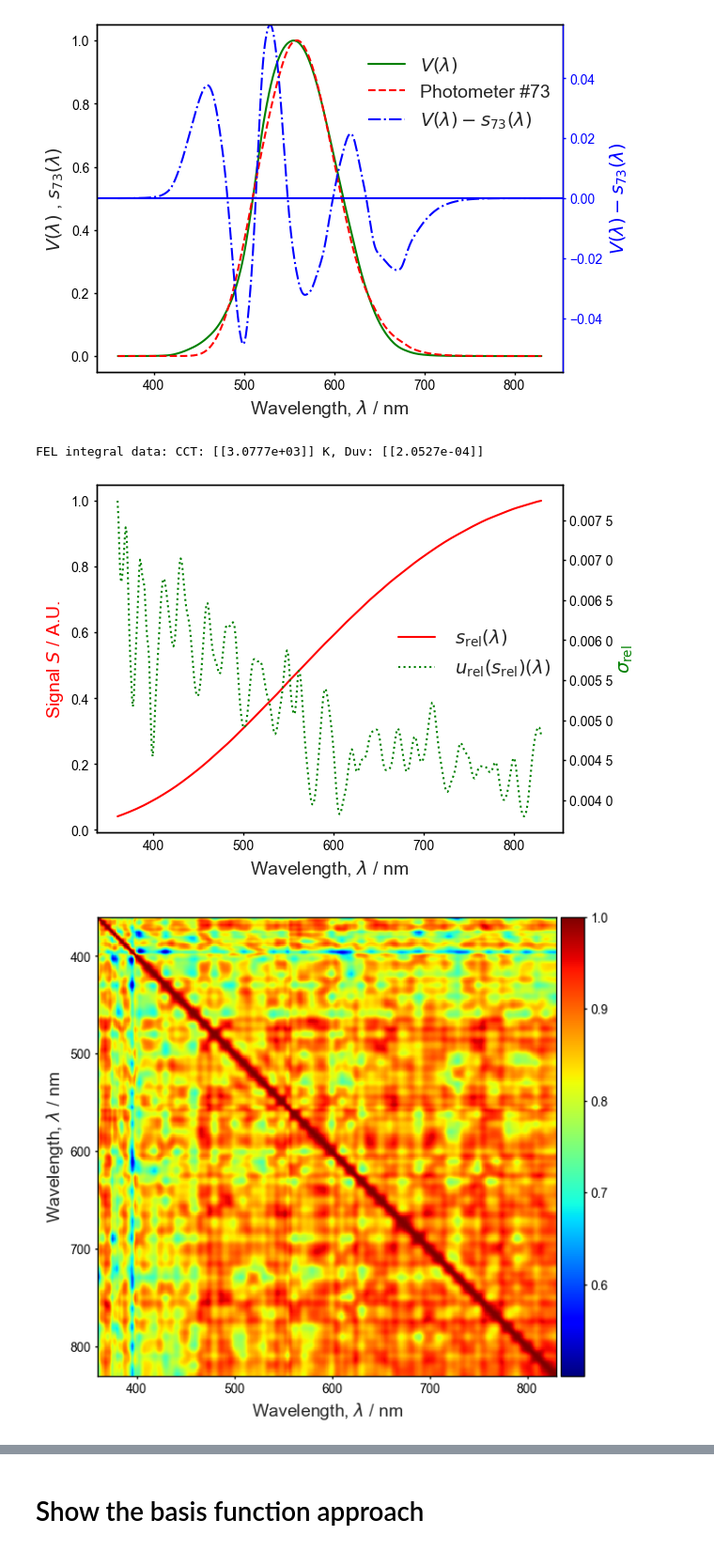
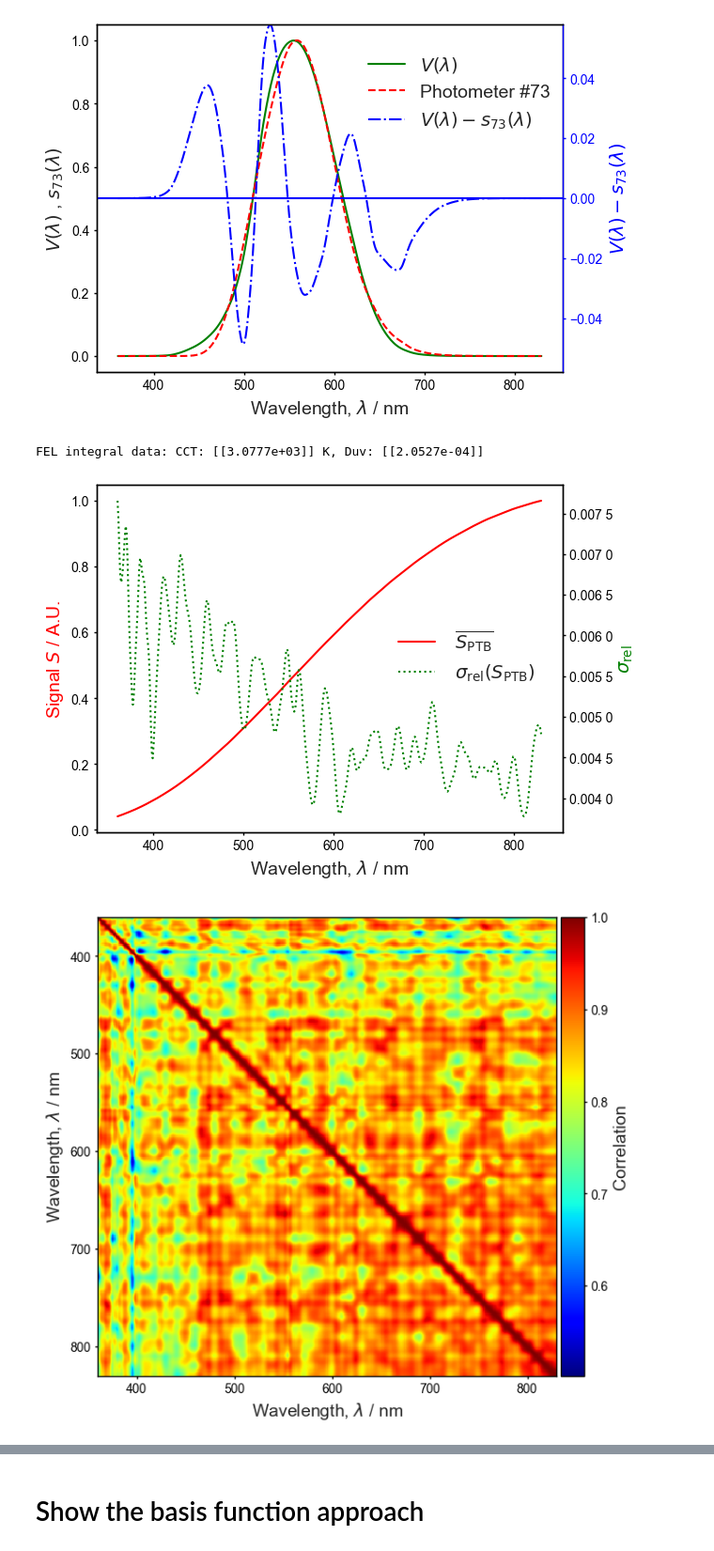
Before and after one commit to empir19nrm02/empir19nrm02, a Jupyter notebook: empir19nrm02/Jupyter/MCSim_PM.ipynb, the cells around one changed output, grey strips where cells are left out. Shown at 94% size. Saved outputs shown, nothing was run; the diff lists cells and outputs as text; code cells hidden in the pictures.

```diff
--- a/empir19nrm02/Jupyter/MCSim_PM.ipynb
+++ b/empir19nrm02/Jupyter/MCSim_PM.ipynb
@@ -245,8 +245,8 @@ def plotMCResult( wl, mcVarData:StatDataVector, title=None, fig = None, ax1 = No
 
     if not title:
         title = ''
-    ax1.plot(wl, mcVarData.v_mean/np.max(mcVarData.v_mean), color1, label= title + ' $s_{\mathrm{rel}}(\lambda)$')
-    ax2.plot(wl,mcVarData.v_std / mcVarData.v_mean, color2, label= title + ' $u_{\mathrm{rel}}(s_{\mathrm{rel}})(\lambda)$')
+    ax1.plot(wl, mcVarData.v_mean/np.max(mcVarData.v_mean), color1, label= title + ' $\overline{S_{\mathrm{PTB}}}$')
+    ax2.plot(wl,mcVarData.v_std / mcVarData.v_mean, color2, label= title + ' $\sigma_{\mathrm{rel}}(S_{\mathrm{PTB}})$')
     ax1.set_xlabel(x_label,fontsize=label_font_size)
     ax1.set_ylabel(y_label, color = 'red',fontsize=label_font_size)
     ax2.set_ylabel('$\sigma_{\mathrm{rel}}$', color = 'green',fontsize=label_font_size)
@@ -258,27 +258,27 @@ def plotMCResult( wl, mcVarData:StatDataVector, title=None, fig = None, ax1 = No
 # %%
 from empir19nrm02.spectral.spectral_data import _CORR_PATH
 from glob import glob
 
 file_list = glob(_CORR_PATH + "PTBResFEL-1000W-Lamp-1.csv", recursive = False)
 for file in file_list:
     if 'xls' in file:
         wlFEL, mcVectorVarFEL = load_from_excel(filename= file, wlColumn = 1, valColumn=2, stdColumn = 3, covColumn=None, corrColumn = 4, startRow=2)
     else:
         wlFEL, mcVectorVarFEL = load_from_csv(filename= file)
         XYZ_FEL = lx.spd_to_xyz(np.vstack((wlFEL, mcVectorVarFEL.setData.v_mean)), relative=False)
         CCT_FEL, duv_FEL = lx.xyz_to_cct(XYZ_FEL, out = 'cct,duv')
         print( f"FEL integral data: CCT: {CCT_FEL} K, Duv: {duv_FEL}")
     mcVectorVarFEL.interpolate(wl, wlFEL, trials=NumberTrials)
     file_base = os.path.basename(file)
     fig, ax1, ax2 = plotMCResult(wl, mcVectorVarFEL.setData)
     save_fig(out_dir, filename='FEL')
     #fig.legend(bbox_to_anchor=(1,1), loc="upper left")
-    plotCorrelation(mcVectorVarFEL.setData.corr_matrix, wl, '', x_label=x_label, y_label=x_label)
+    plotCorrelation(mcVectorVarFEL.setData.corr_matrix, wl, '', x_label=x_label, y_label=x_label, c_label='Correlation')
     save_fig(out_dir, filename='CorrFEL')
 # %% [output]
 FEL integral data: CCT: [[3.0777e+03]] K, Duv: [[2.0527e-04]]
-[figure, old version]
+[figure, new version]
-[figure, old version]
+[figure, new version]
 # %%
 spectra=_SPD['PHOTOLED']['S']['data'].copy()
 
```
Also changed, not shown: parts of 18 cells of this notebook, 7 other files.
